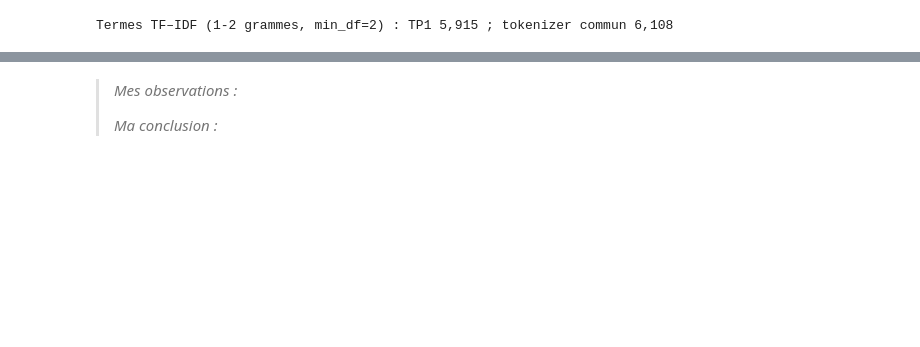
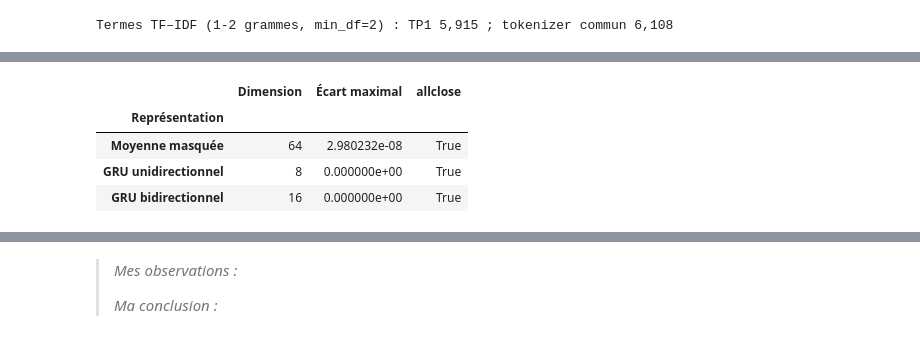
Before and after one commit to mcrayssac/ING3_IAA_GB_NLP, a Jupyter notebook: TP2_NLP_deep_learning.ipynb, the cells around one changed output, grey strips where cells are left out. Cells and saved outputs as stored; diff of their text form; code cells hidden in the pictures; blank space fills up the shorter version.

```diff
--- a/TP2_NLP_deep_learning.ipynb
+++ b/TP2_NLP_deep_learning.ipynb
@@ -604,0 +802,64 @@ La moyenne des embeddings ignore l'ordre : « Romeo loves Juliet » et « Juliet
+# %%
+# Deux représentations d'une réplique entière et le test d'invariance au padding.
+import torch.nn as nn
+from torch.nn.utils.rnn import pack_padded_sequence
+
+PADDING_SUPPLEMENTAIRE = 20  # Tokens <PAD> ajoutés pour le test d'invariance.
+
+
+def moyenne_masquee(vecteurs: torch.Tensor, masque: torch.Tensor) -> torch.Tensor:
+    """Moyenne des vecteurs des tokens réels seulement : le padding ne compte pas."""
+    poids = masque.unsqueeze(-1).to(vecteurs.dtype)
+    return (vecteurs * poids).sum(dim=1) / poids.sum(dim=1)
+
+
+def etat_final(rnn: nn.Module, vecteurs: torch.Tensor, longueurs: torch.Tensor) -> torch.Tensor:
+    """État récurrent après le dernier token réel ; les directions sont concaténées."""
+    paquet = pack_padded_sequence(vecteurs, longueurs.cpu(), batch_first=True, enforce_sorted=False)
+    _, etats = rnn(paquet)
+    if isinstance(etats, tuple):  # LSTM : (h, c) ; je garde h.
+        etats = etats[0]
+    directions = 2 if rnn.bidirectional else 1
+    return torch.cat(list(etats[-directions:]), dim=-1)  # Dernière couche, chaque direction
+
+
+def representer(identifiants: torch.Tensor, embeddings: nn.Embedding, rnns: dict) -> dict:
+    """Moyenne masquée et états finaux d'un batch, pour des modules donnés."""
+    identifiants = identifiants.to(device)
+    masque = identifiants != 0
+    vecteurs = embeddings(identifiants)
+    sorties = {'Moyenne masquée': moyenne_masquee(vecteurs, masque)}
+    for nom, rnn in rnns.items():
+        sorties[nom] = etat_final(rnn, vecteurs, masque.sum(dim=1))
+    return sorties
+
+
+def verifier_invariance(texte: str, vocabulaire: dict, longueur_max: int) -> pd.DataFrame:
+    """La même réplique avec des <PAD> en plus doit donner les mêmes représentations."""
+    torch.manual_seed(RANDOM_STATE)  # Modules aléatoires mais reproductibles
+    embeddings = nn.Embedding(len(vocabulaire), DIM_EMBEDDING, padding_idx=0).to(device)
+    rnns = {
+        'GRU unidirectionnel': nn.GRU(DIM_EMBEDDING, 8, batch_first=True).to(device),
+        'GRU bidirectionnel': nn.GRU(
+            DIM_EMBEDDING, 8, batch_first=True, bidirectional=True).to(device),
+    }
+    identifiants = torch.tensor([encoder(texte, vocabulaire, longueur_max)])
+    supplement = torch.zeros(1, PADDING_SUPPLEMENTAIRE, dtype=torch.long)
+    sans = representer(identifiants, embeddings, rnns)
+    avec = representer(torch.cat([identifiants, supplement], dim=1), embeddings, rnns)
+    return pd.DataFrame([
+        {'Représentation': nom, 'Dimension': sans[nom].shape[1],
+         'Écart maximal': (sans[nom] - avec[nom]).abs().max().item(),
+         'allclose': torch.allclose(sans[nom], avec[nom], atol=1e-6)}
+        for nom in sans
+    ]).set_index('Représentation')
+
+
+# Invariance au padding sur la première réplique de train du fold 1
+display(verifier_invariance(textes_1.iloc[0], vocabulaire_1, longueur_max_1))
+# %% [output]
+|  | Dimension | Écart maximal | allclose |
+| Représentation |  |  |  |
+| Moyenne masquée | 64 | 2.980232e-08 | True |
+| GRU unidirectionnel | 8 | 0.000000e+00 | True |
+| GRU bidirectionnel | 16 | 0.000000e+00 | True |
```
Also changed, not shown: parts of 62 cells of this notebook.
